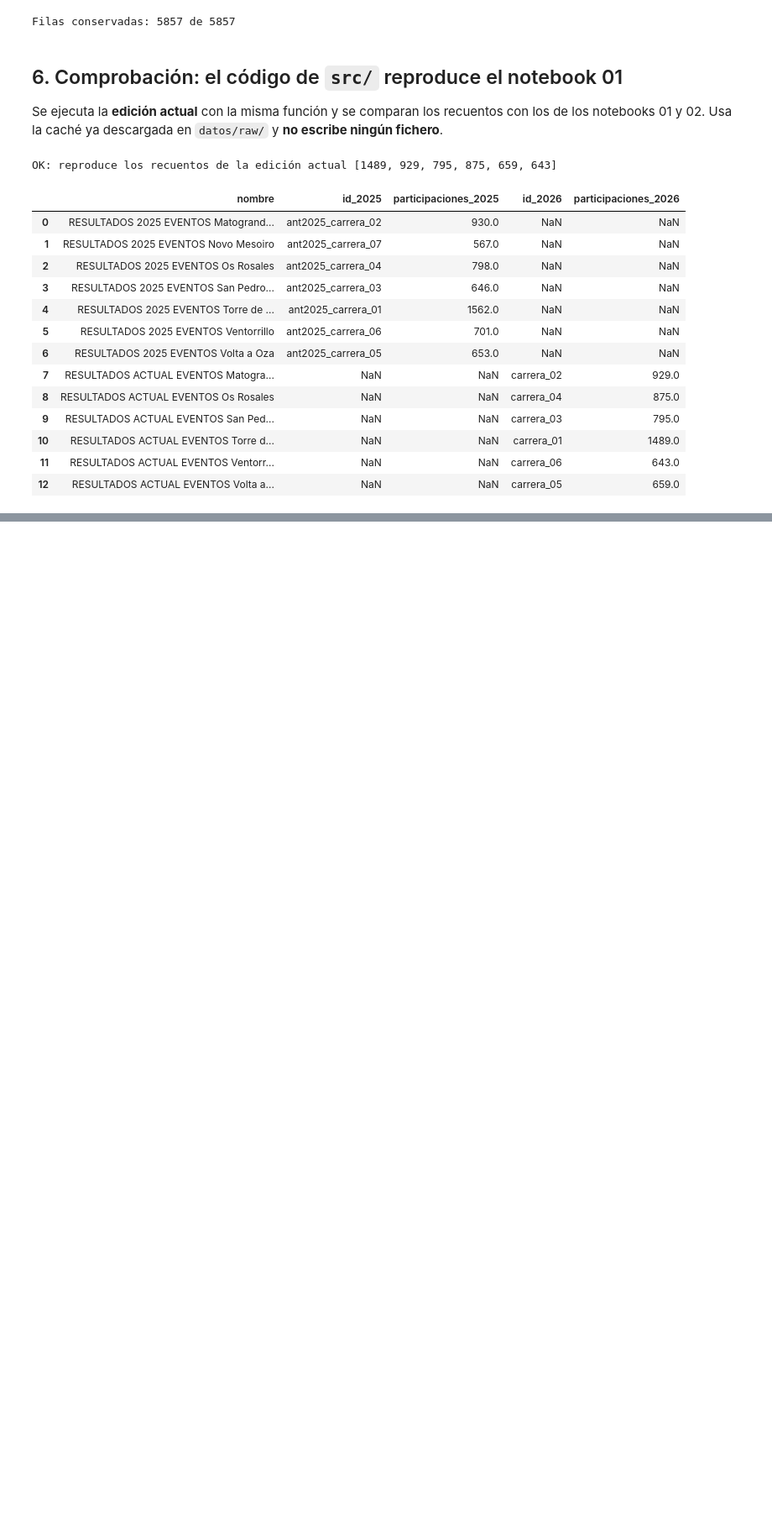
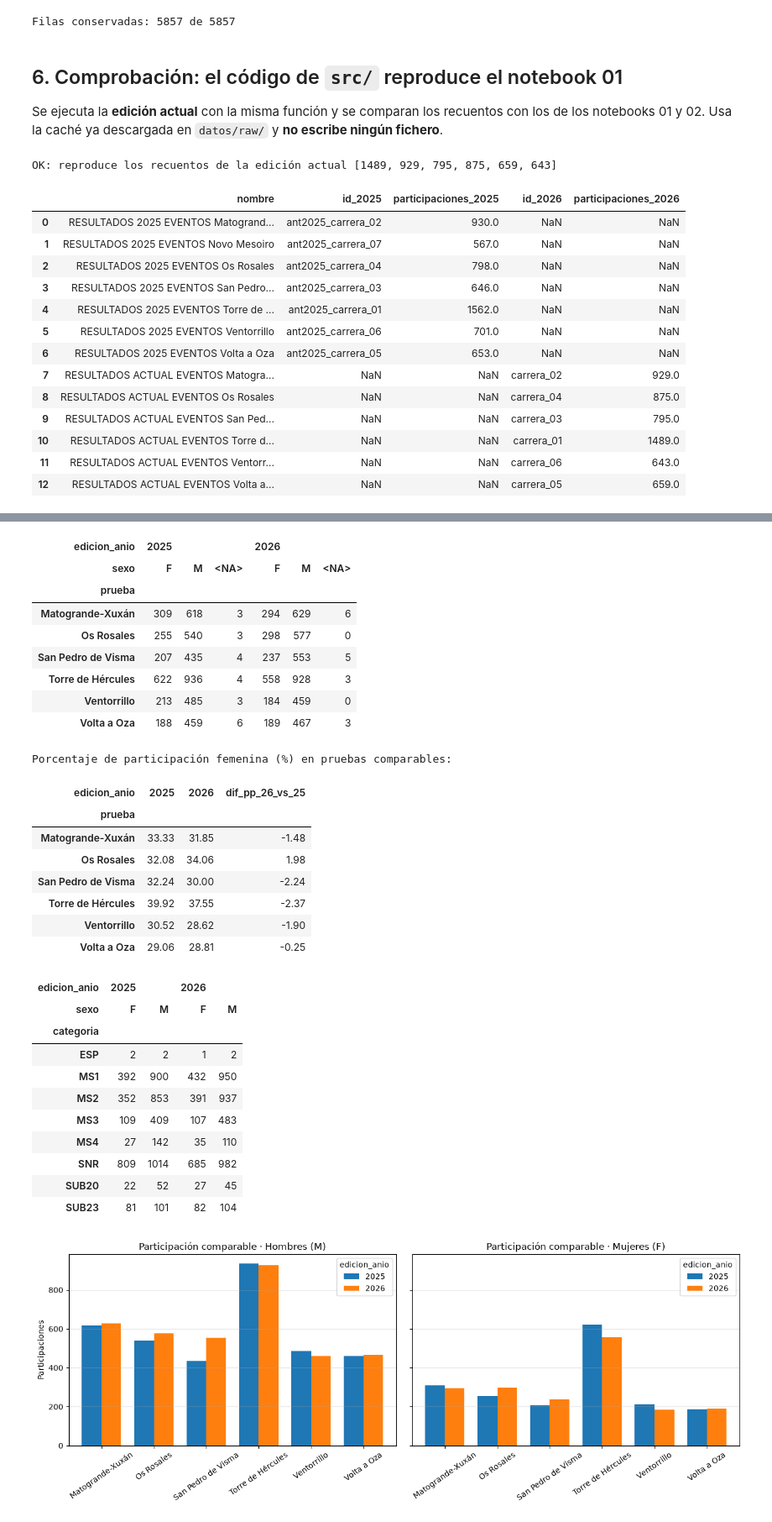
Before and after one commit to davidfernandowirtz/p2-coruna-corre, a Jupyter notebook: notebooks/07_opcional_edicion_anterior.ipynb, the cells around one changed output, grey strips where cells are left out. Shown at 84% size. Saved outputs shown, nothing was run; the diff lists cells and outputs as text; code cells hidden in the pictures; blank space fills up the shorter version.

Commit message:
Acabado comparacion de ediciones

```diff
--- a/notebooks/07_opcional_edicion_anterior.ipynb
+++ b/notebooks/07_opcional_edicion_anterior.ipynb
@@ -248,0 +316,78 @@ OK: reproduce los recuentos de la edición actual [1489, 929, 795, 875, 659, 643
+# %%
+# 1) Participación total y por sexo en cada prueba comparable
+comp_sexo = (
+    ambas.groupby(["prueba", "edicion_anio", "sexo"], dropna=False)
+    .size()
+    .unstack(["edicion_anio", "sexo"], fill_value=0)
+)
+display(comp_sexo)
+
+# Porcentaje femenino por prueba y año
+solo_mf = ambas[ambas["sexo"].isin(["F", "M"])]
+pct_f = (
+    solo_mf.groupby(["prueba", "edicion_anio"])["sexo"]
+    .apply(lambda s: (s == "F").mean() * 100)
+    .unstack()
+    .round(2)
+)
+pct_f["dif_pp_26_vs_25"] = (pct_f[2026] - pct_f[2025]).round(2)
+print("Porcentaje de participación femenina (%) en pruebas comparables:")
+display(pct_f)
+
+# 2) Distribución por categoría y sexo (2025 vs 2026)
+comp_cat = (
+    solo_mf.groupby(["categoria", "edicion_anio", "sexo"])
+    .size()
+    .unstack(["edicion_anio", "sexo"], fill_value=0)
+)
+display(comp_cat)
+
+# Gráfico comparativo por prueba y sexo
+fig, axes = plt.subplots(1, 2, figsize=(13, 5), sharey=True)
+for ax, sexo_cod, titulo in zip(axes, ["M", "F"], ["Hombres (M)", "Mujeres (F)"]):
+    datos_plot = (
+        solo_mf[solo_mf["sexo"] == sexo_cod]
+        .groupby(["prueba", "edicion_anio"])
+        .size()
+        .unstack(fill_value=0)
+    )
+    datos_plot.plot(kind="bar", ax=ax, width=0.75)
+    ax.set_title(f"Participación comparable · {titulo}")
+    ax.set_xlabel("")
+    ax.set_ylabel("Participaciones")
+    ax.tick_params(axis="x", rotation=35)
+    ax.grid(axis="y", alpha=0.3)
+
+plt.tight_layout()
+plt.show()
+# %% [output]
+| edicion_anio | 2025 |  |  | 2026 |  |  |
+| sexo | F | M | <NA> | F | M | <NA> |
+| prueba |  |  |  |  |  |  |
+| Matogrande-Xuxán | 309 | 618 | 3 | 294 | 629 | 6 |
+| Os Rosales | 255 | 540 | 3 | 298 | 577 | 0 |
+| San Pedro de Visma | 207 | 435 | 4 | 237 | 553 | 5 |
+| Torre de Hércules | 622 | 936 | 4 | 558 | 928 | 3 |
+| Ventorrillo | 213 | 485 | 3 | 184 | 459 | 0 |
+| Volta a Oza | 188 | 459 | 6 | 189 | 467 | 3 |
+Porcentaje de participación femenina (%) en pruebas comparables:
+| edicion_anio | 2025 | 2026 | dif_pp_26_vs_25 |
+| prueba |  |  |  |
+| Matogrande-Xuxán | 33.33 | 31.85 | -1.48 |
+| Os Rosales | 32.08 | 34.06 | 1.98 |
+| San Pedro de Visma | 32.24 | 30.00 | -2.24 |
+| Torre de Hércules | 39.92 | 37.55 | -2.37 |
+| Ventorrillo | 30.52 | 28.62 | -1.90 |
+| Volta a Oza | 29.06 | 28.81 | -0.25 |
+| edicion_anio | 2025 |  | 2026 |  |
+| sexo | F | M | F | M |
+| categoria |  |  |  |  |
+| ESP | 2 | 2 | 1 | 2 |
+| MS1 | 392 | 900 | 432 | 950 |
+| MS2 | 352 | 853 | 391 | 937 |
+| MS3 | 109 | 409 | 107 | 483 |
+| MS4 | 27 | 142 | 35 | 110 |
+| SNR | 809 | 1014 | 685 | 982 |
+| SUB20 | 22 | 52 | 27 | 45 |
+| SUB23 | 81 | 101 | 82 | 104 |
+[figure, added]
```
Also changed, not shown: parts of 4 cells of this notebook, 12 other files.
